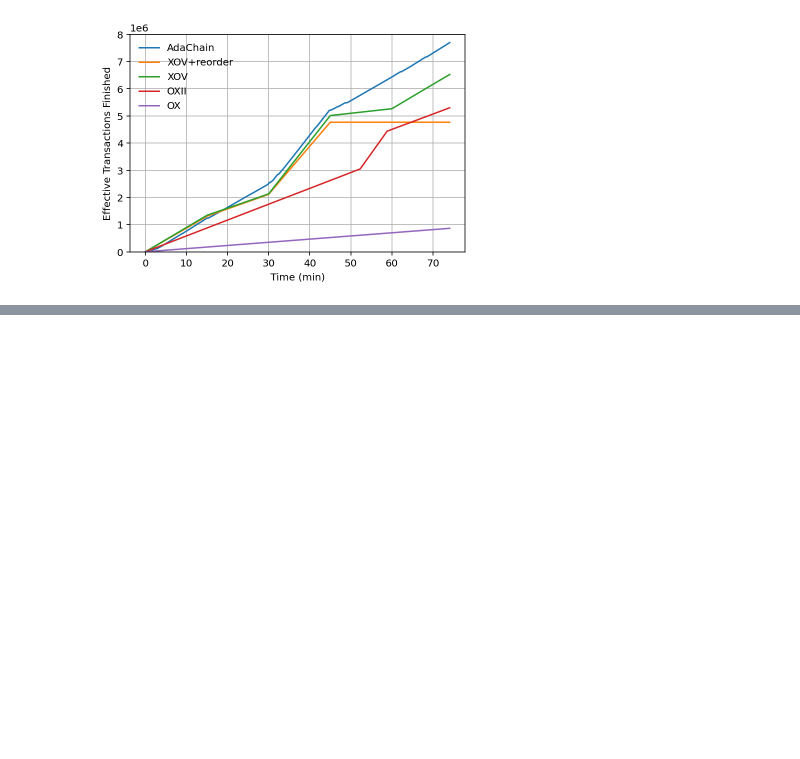
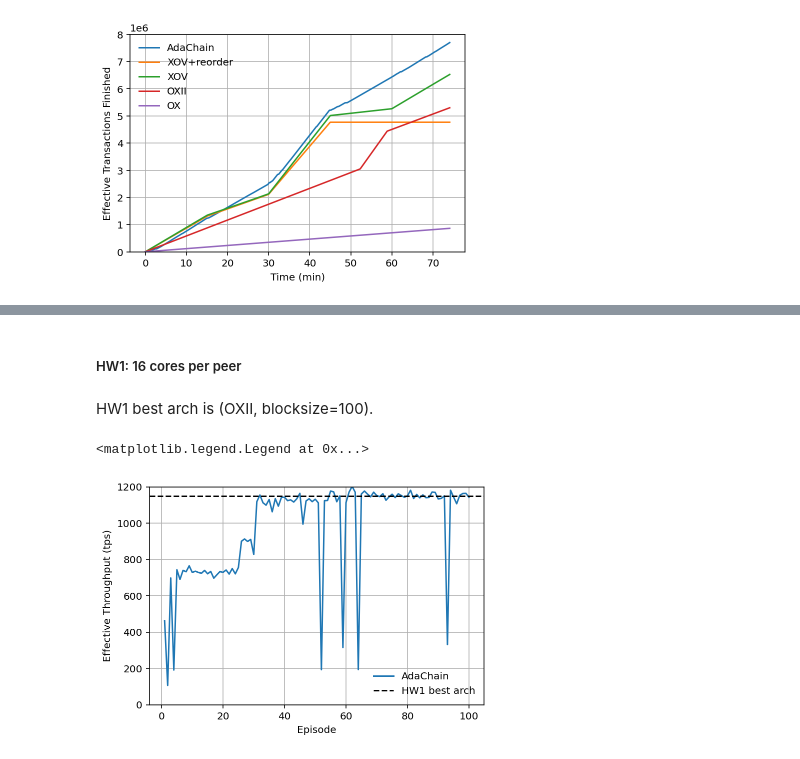
Before and after one commit to chenyuanwu/AdaChain, a Jupyter notebook: src/learning/evaluation.ipynb, the cells around one changed output, grey strips where cells are left out. Cells and saved outputs as stored; diff of their text form; code cells hidden in the pictures; blank space fills up the shorter version.

Commit message:
Added results: eval 3

```diff
--- a/src/learning/evaluation.ipynb
+++ b/src/learning/evaluation.ipynb
@@ -241,0 +257,19 @@ plt.legend(frameon=False)
+# %% [markdown]
+##### HW1: 16 cores per peer
+# %% [markdown]
+HW1 best arch is (OXII, blocksize=100).
+# %%
+df = pd.read_csv('data/eval3/16_cores.csv')
+df.rename(columns=str.strip, inplace=True)
+
+plt.figure(figsize=(6, 4))
+plt.xlabel('Episode')
+plt.ylabel('Effective Throughput (tps)')
+plt.ylim(0, 1200)
+plt.plot(range(1, len(df) + 1), df['throughput'], label='AdaChain')
+plt.axhline(y=1150, color="black", linestyle="--", label="HW1 best arch")
+plt.grid(True)
+plt.legend(frameon=False)
+# %% [output]
+<matplotlib.legend.Legend at 0x...>
+[figure, added]
```
Also changed, not shown: parts of 8 cells of this notebook, 3 other files.
